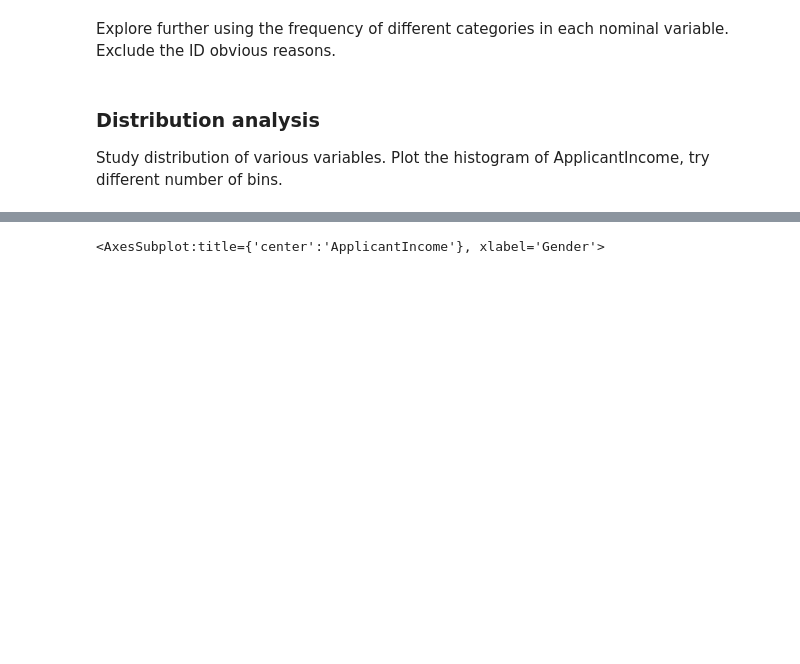
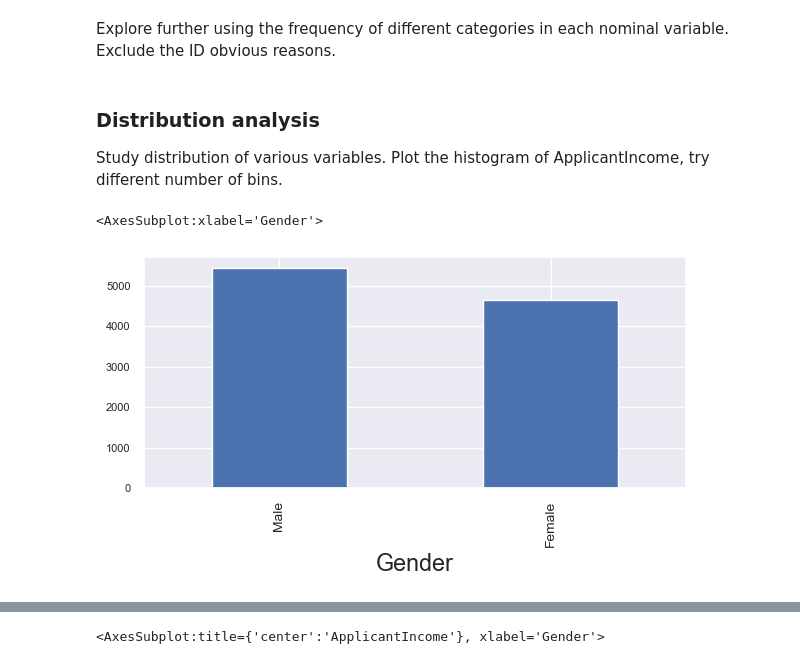
Before and after one commit to tetianafesenko/deployment-project, a Jupyter notebook: notebooks/instructions.ipynb, the cells around one changed output, grey strips where cells are left out. Cells and saved outputs as stored; diff of their text form; code cells hidden in the pictures; blank space fills up the shorter version.

```diff
--- a/notebooks/instructions.ipynb
+++ b/notebooks/instructions.ipynb
@@ -282,3 +293,9 @@ plt.title('Applicant Income Distribution Altering Bin Size')
 plt.legend(loc='upper right')
 plt.grid(True)
 plt.show()
+# %%
+plt.figure(figsize=(7, 3))
+df.groupby('Gender').ApplicantIncome.mean().sort_values(ascending=False).plot.bar()
+# %% [output]
+<AxesSubplot:xlabel='Gender'>
+[figure, added]
```
Also changed, not shown: parts of 19 cells of this notebook.
